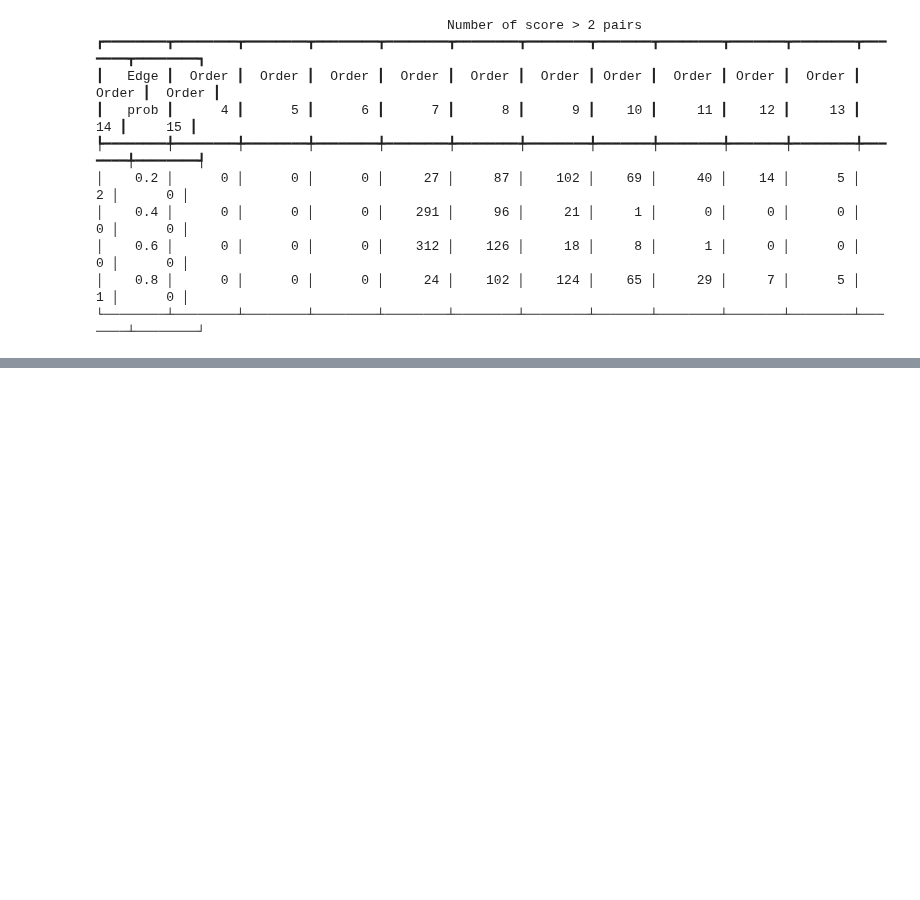
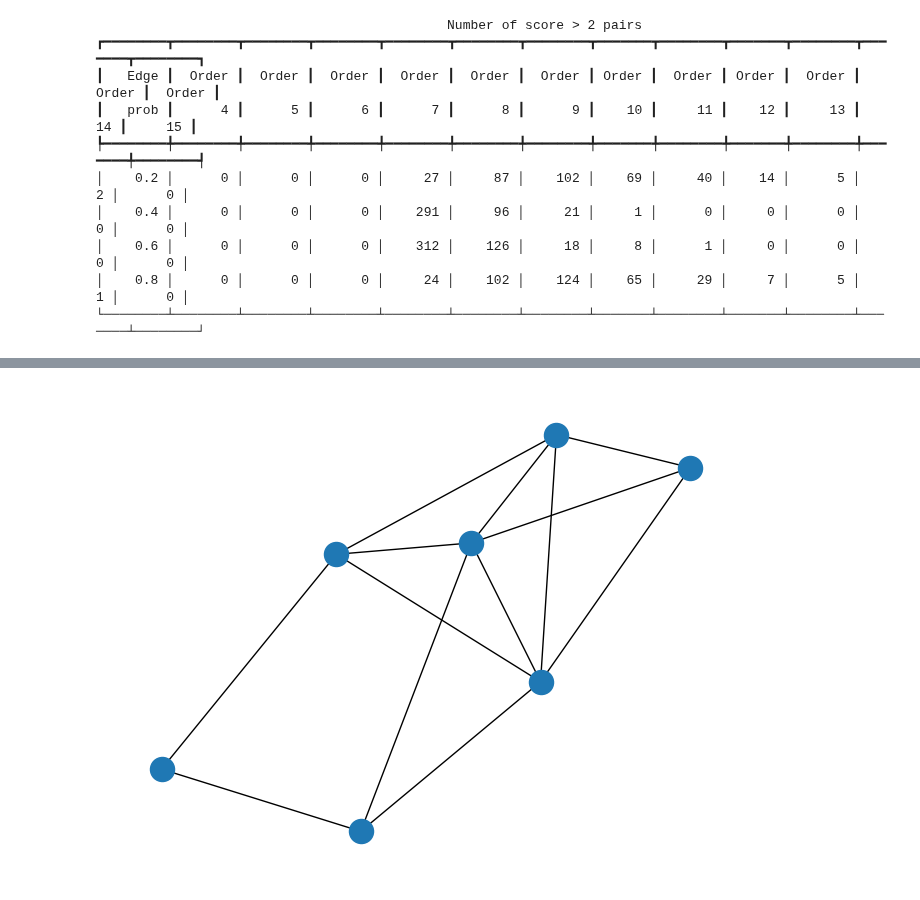
Before and after one commit to SamAdamDay/neural-interactive-proofs, a Jupyter notebook: playground/gi-dataset.ipynb, the cells around one changed output, grey strips where cells are left out. Cells and saved outputs as stored; diff of their text form; code cells hidden in the pictures; blank space fills up the shorter version.

```diff
--- a/playground/gi-dataset.ipynb
+++ b/playground/gi-dataset.ipynb
@@ -259,0 +404,4 @@ fig.show()
+# %%
+nx.draw(graph_2)
+# %% [output]
+[figure, added]
```
Also changed, not shown: parts of 10 cells of this notebook.
